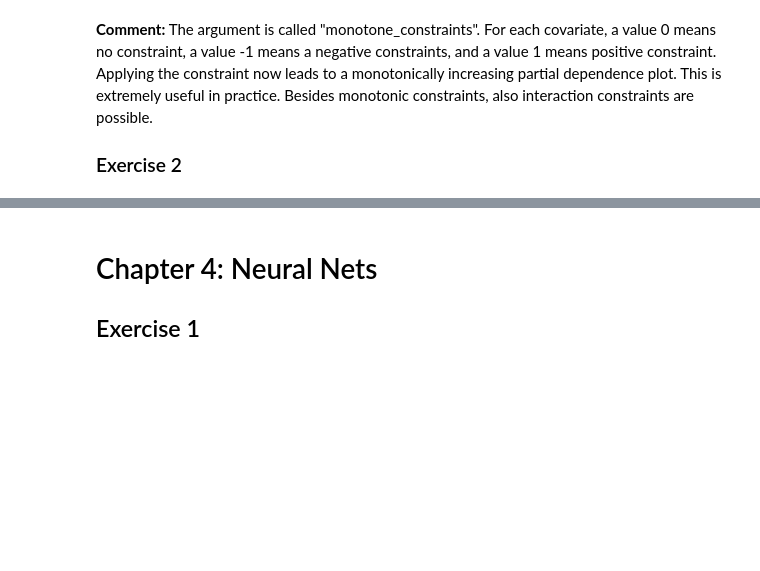
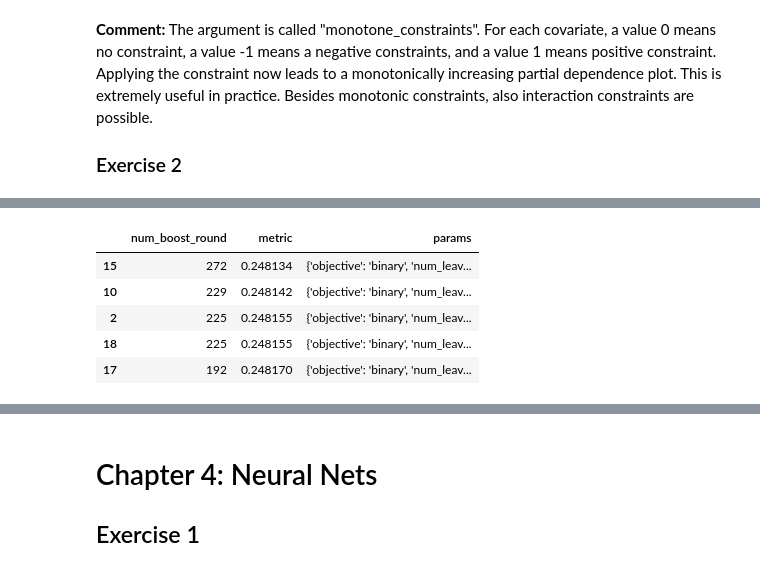
Before and after one commit to mayer79/ml_lecture, a Jupyter notebook: py/exercise_solutions.ipynb, the cells around one changed output, grey strips where cells are left out. Saved outputs shown, nothing was run; the diff lists cells and outputs as text; code cells hidden in the pictures; blank space fills up the shorter version.

```diff
--- a/py/exercise_solutions.ipynb
+++ b/py/exercise_solutions.ipynb
@@ -809,0 +850,15 @@ Variables taken from variables_splits
+# %%
+%%capture
+# Step 1: Find learning rate with reasonable tree count
+if False:
+    params = {"learning_rate": 0.005, "objective": objective, "metric": metric}
+
+    # Cross-validation
+    cvm = lgb.cv(
+        params=params,
+        train_set=dtrain,
+        num_boost_round=5000,
+        nfold=5,
+        stratified=True,
+        callbacks=[lgb.log_evaluation(-1), lgb.early_stopping(20)],
+    )
@@ -809,0 +921,10 @@ Variables taken from variables_splits
+# %%
+with pd.option_context("display.max_colwidth", None):
+    display(search_df.head())
+# %% [output]
+|  | num_boost_round | metric | params |
+| 15 | 272 | 0.248134 | {'objective': 'binary', 'num_leav... |
+| 10 | 229 | 0.248142 | {'objective': 'binary', 'num_leav... |
+| 2 | 225 | 0.248155 | {'objective': 'binary', 'num_leav... |
+| 18 | 225 | 0.248155 | {'objective': 'binary', 'num_leav... |
+| 17 | 192 | 0.248170 | {'objective': 'binary', 'num_leav... |
```
Also changed, not shown: parts of 9 cells of this notebook, 5 other files.
